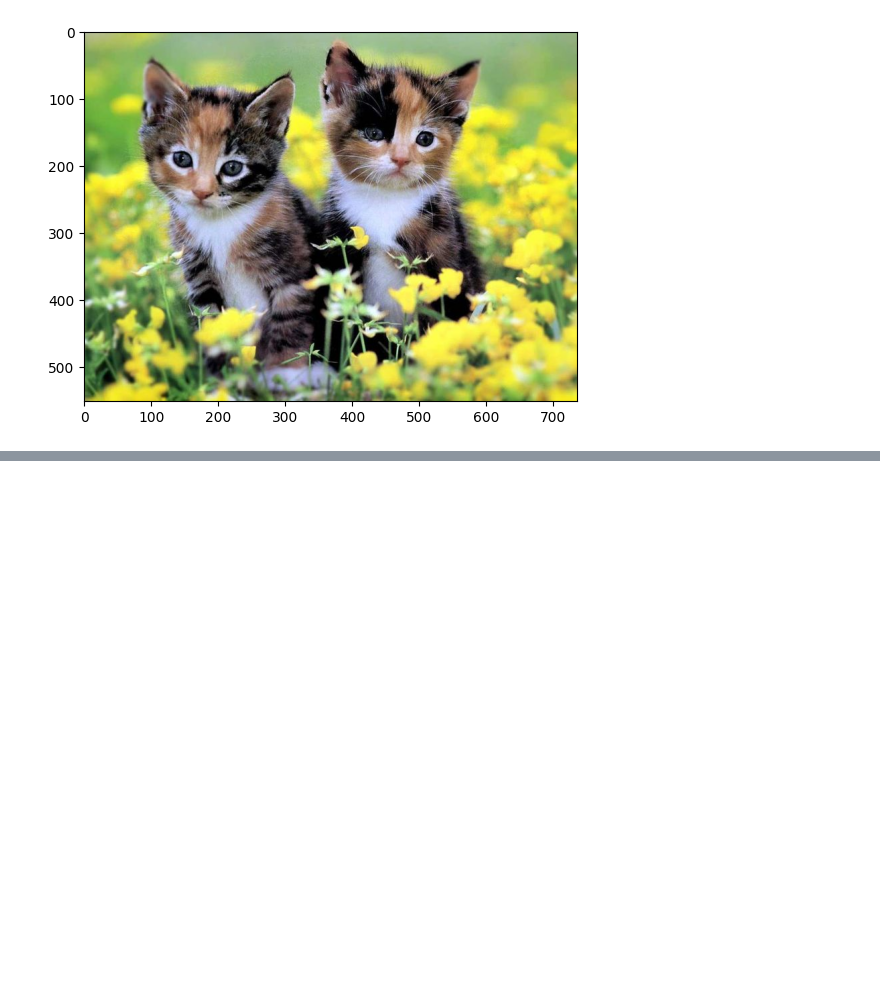
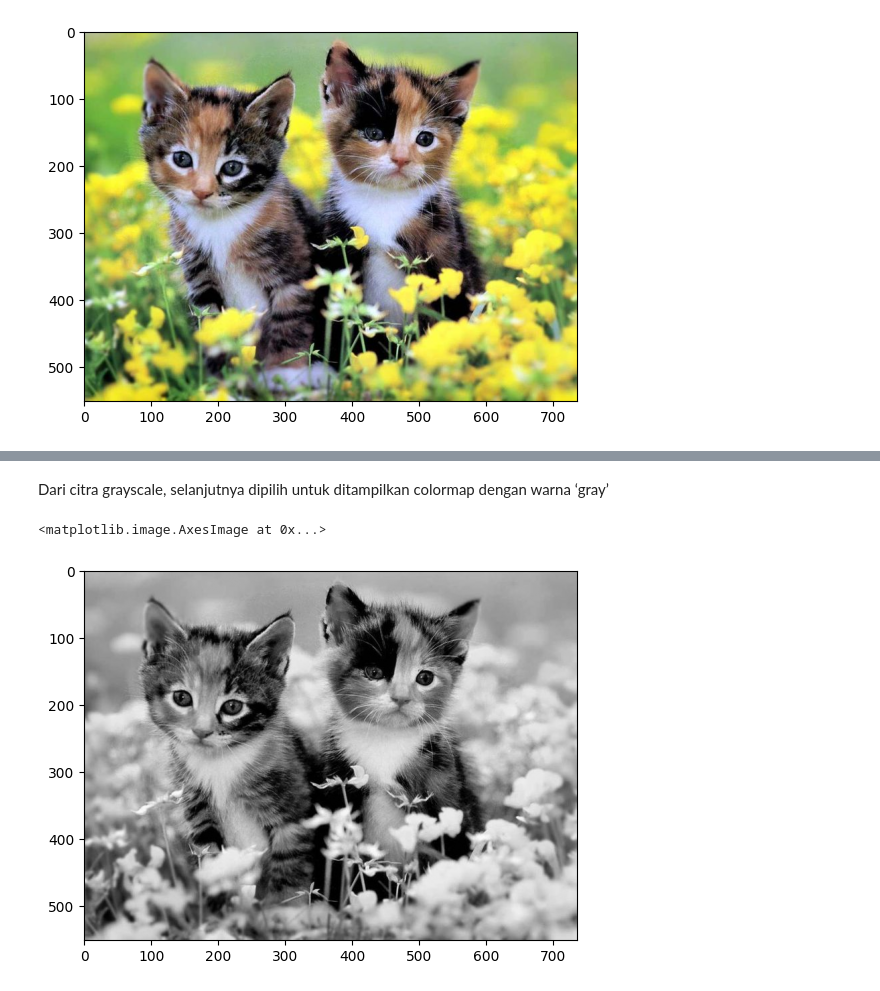
Before and after one commit to Lelytameyda29rpl/PCVK_Ganjil_2025, a Jupyter notebook: Week2.ipynb, the cells around one changed output, grey strips where cells are left out. Saved outputs shown, nothing was run; the diff lists cells and outputs as text; code cells hidden in the pictures; blank space fills up the shorter version.

```diff
--- a/Week2.ipynb
+++ b/Week2.ipynb
@@ -66,0 +80,9 @@ plt.show()
+# %% [markdown]
+Dari citra grayscale, selanjutnya dipilih untuk ditampilkan colormap dengan warna ‘gray’
+# %%
+# Menampilkan citra grayscale menggunakan matplotlib
+# Parameter cmap='gray' memberi tahu matplotlib untuk menampilkan citra dalam skala abu-abu
+plt.imshow(img_gray, cmap='gray')
+# %% [output]
+<matplotlib.image.AxesImage at 0x...>
+[figure, added]
```
Also changed, not shown: parts of 8 cells of this notebook.
